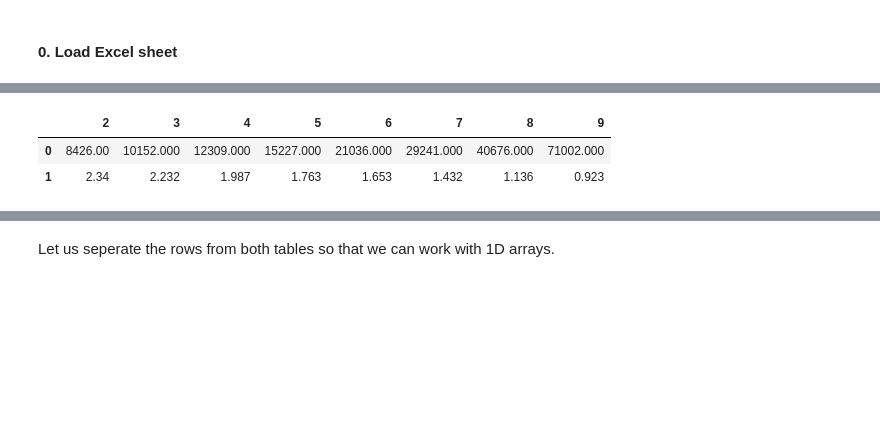
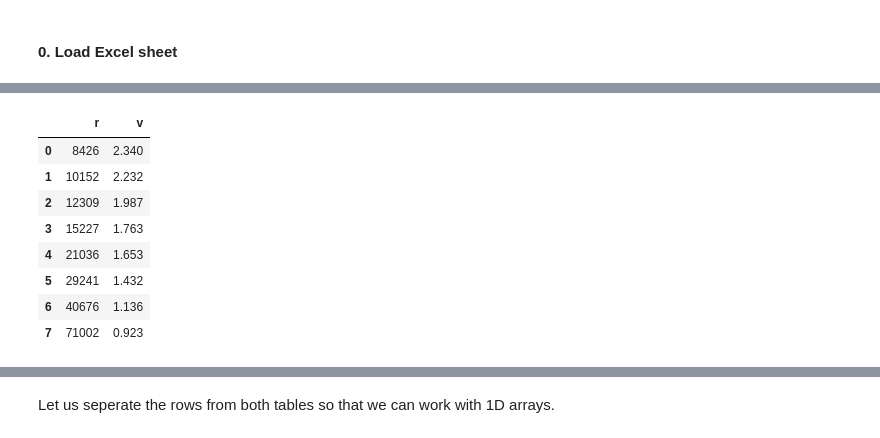
Before and after one commit to uom-lectures/PHY2230, a Jupyter notebook: data_analysis_example.ipynb, the cells around one changed output, grey strips where cells are left out. Drawn from its saved outputs; the diff is of its cells as text; code cells hidden in the pictures; blank space fills up the shorter version.

```diff
--- a/data_analysis_example.ipynb
+++ b/data_analysis_example.ipynb
@@ -61,11 +62,14 @@ Notice also that the data frame interprets the first row as column headers, whil
-# %%
-# Read the first worksheet, specifying that there is no header row
-satellite_speed = pd.read_excel('data_analysis_example.xlsx', 0, header=None)
-satellite_speed = satellite_speed.iloc[:, 2:]
-
-satellite_speed
-# %% [output]
-|  | 2 | 3 | 4 | 5 | 6 | 7 | 8 | 9 |
-| 0 | 8426.00 | 10152.000 | 12309.000 | 15227.000 | 21036.000 | 29241.000 | 40676.000 | 71002.000 |
-| 1 | 2.34 | 2.232 | 1.987 | 1.763 | 1.653 | 1.432 | 1.136 | 0.923 |
+# %%
+satellite_speed = pd.read_excel('data/data_analysis_example.xlsx', 0, header=None, skiprows=2, names=['r', 'v'])
+satellite_speed
+# %% [output]
+|  | r | v |
+| 0 | 8426 | 2.340 |
+| 1 | 10152 | 2.232 |
+| 2 | 12309 | 1.987 |
+| 3 | 15227 | 1.763 |
+| 4 | 21036 | 1.653 |
+| 5 | 29241 | 1.432 |
+| 6 | 40676 | 1.136 |
+| 7 | 71002 | 0.923 |
 # %% [markdown]
```
Also changed, not shown: parts of 10 cells of this notebook, 7 other files.
